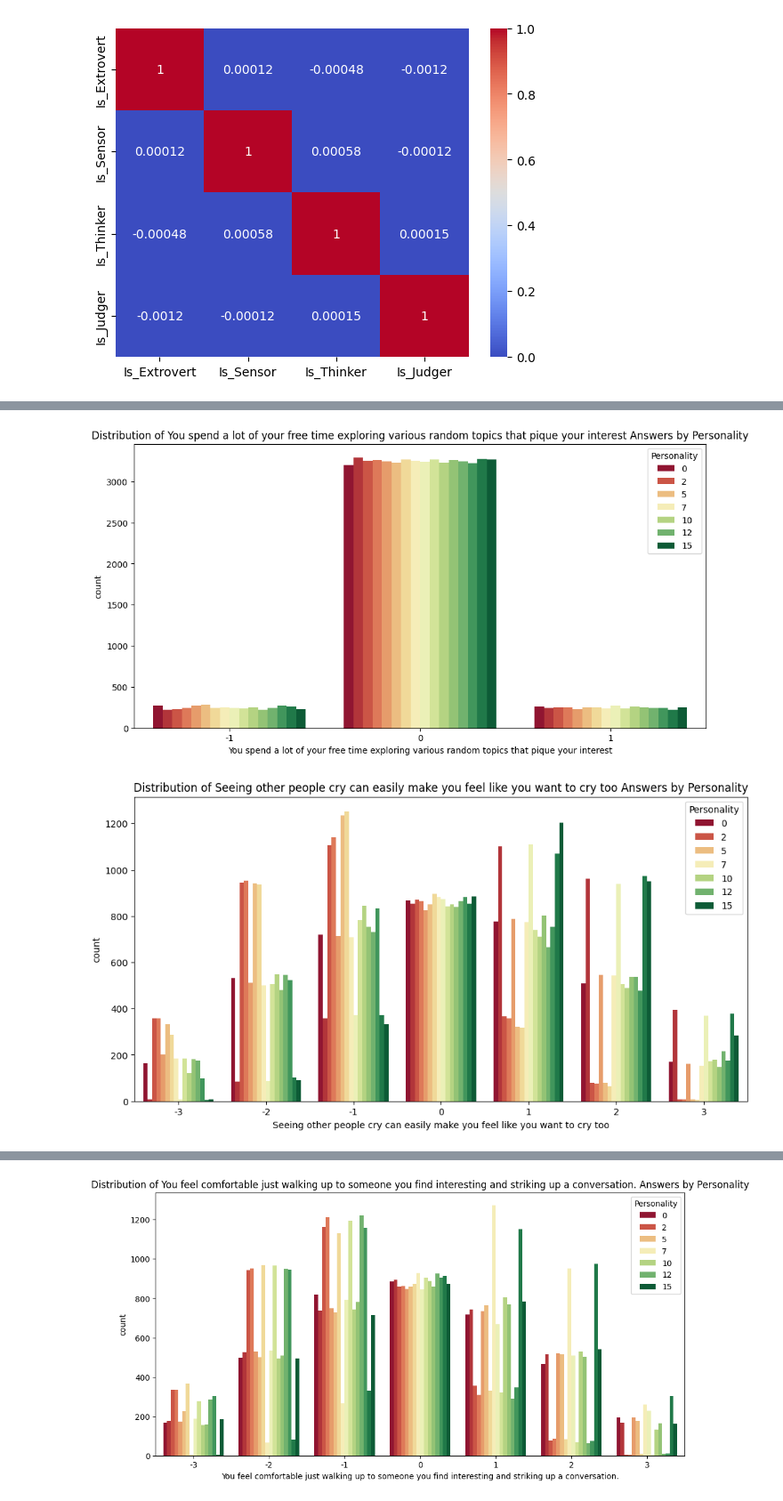
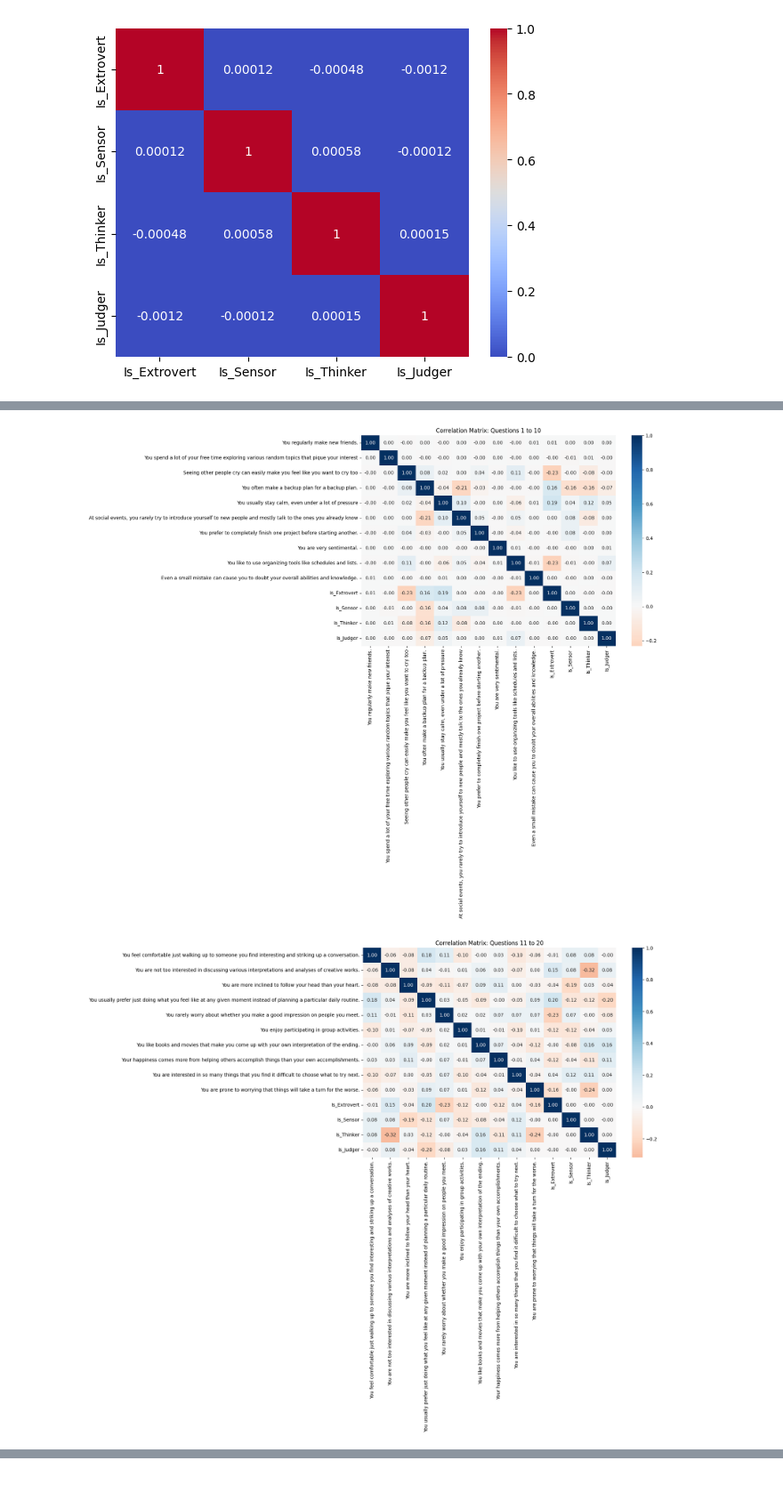
Before and after one commit to Nourelden85/Personality-Predictor, a Jupyter notebook: notebooks/02_eda.ipynb, the cells around one changed output, grey strips where cells are left out. Shown at 89% size. Drawn from its saved outputs; the diff is of its cells as text; code cells hidden in the pictures.

```diff
--- a/notebooks/02_eda.ipynb
+++ b/notebooks/02_eda.ipynb
@@ -77,10 +99,21 @@ Text(0.5, 1.0, 'Average Answer per Target Category')
 # %%
-for col in df.columns[1:]:
-    plt.figure(figsize=(12, 6))
-    sns.countplot(x=col, hue="Personality", data=df, palette="RdYlGn")
-    plt.title(f"Distribution of {col} by Personality")
-    plt.legend(title="Personality", bbox_to_anchor=(1, 1))
+questions_df = df.drop("Personality", axis=1)
+combined_df = pd.concat([questions_df, personalities], axis=1)
+
+chunk_size = 10
+question_cols = questions_df.columns
+personality_cols = ["Is_Extrovert", "Is_Sensor", "Is_Thinker", "Is_Judger"]
+
+for i in range(0, len(question_cols), chunk_size):
+    current_questions = question_cols[i : i + chunk_size]
+    subset_df = combined_df[list(current_questions) + personality_cols]
+
+    corr_matrix = subset_df.corr(method="spearman")
+
+    plt.figure(figsize=(12, 8))
+    sns.heatmap(corr_matrix, annot=True, cmap="RdBu", center=0, fmt=".2f")
+    plt.title(f"Correlation Matrix: Questions {i+1} to {i+len(current_questions)}")
     plt.show()
 # %% [output]
-[figure, old version]
+[figure, new version]
-[figure, old version]
+[figure, new version]
@@ -94 +123,0 @@ for col in df.columns[1:]:
-[figure, removed]
```
Also changed, not shown: parts of 14 cells of this notebook, 1 other file.
